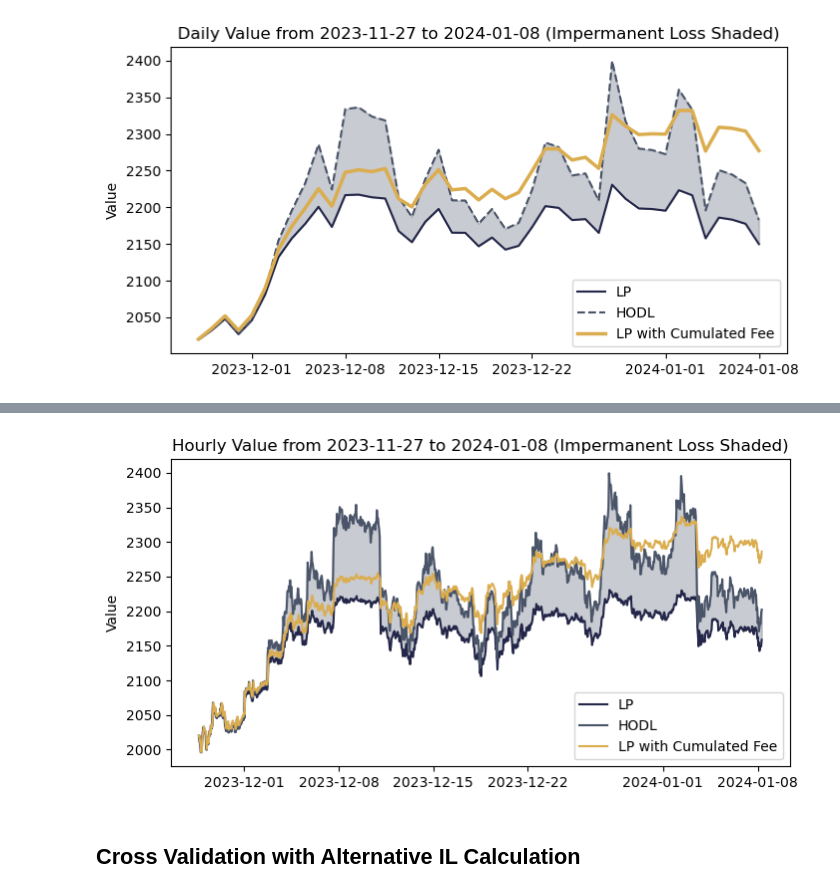
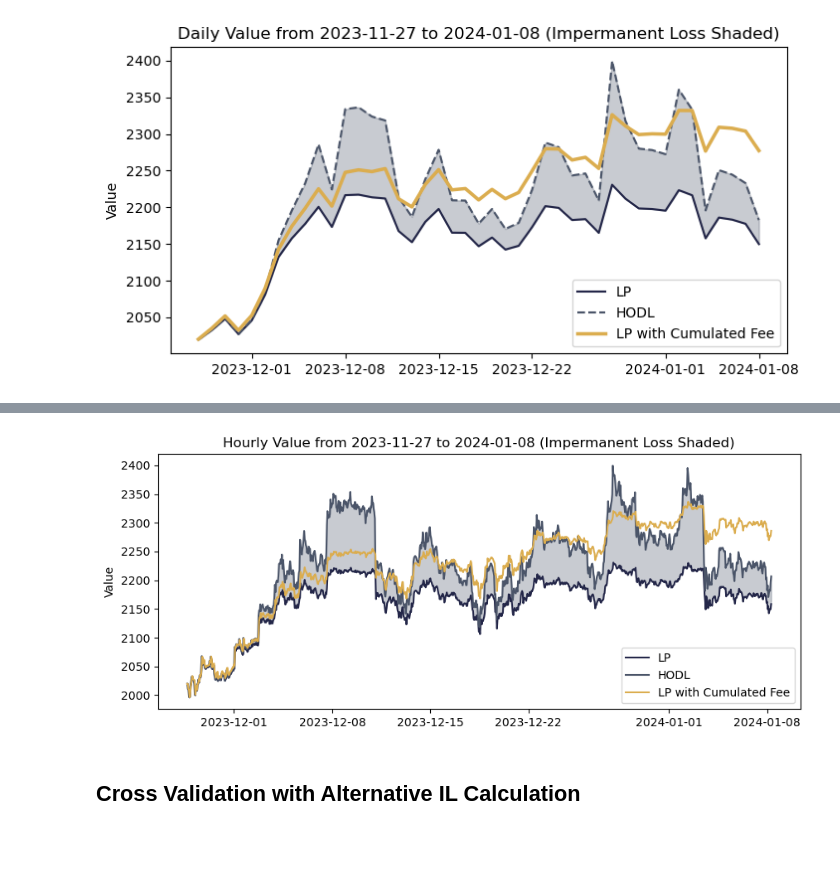
Before and after one commit to jiaxiang-cheng/definer, a Jupyter notebook: 3.1 Back-testing No Hedge.ipynb, the cells around one changed output, grey strips where cells are left out. Saved outputs shown, nothing was run; the diff lists cells and outputs as text; code cells hidden in the pictures; blank space fills up the shorter version.

Commit message:
refine visualization

```diff
--- a/3.1 Back-testing No Hedge.ipynb
+++ b/3.1 Back-testing No Hedge.ipynb
@@ -530,23 +531,23 @@ See the caveats in the documentation: https://pandas.pydata.org/pandas-docs/stab
 1000 rows × 12 columns
 # %%
-_ = plt.figure(figsize=(8,4))
+_ = plt.figure(figsize=(10,4))
 ax = sns.lineplot(data=final3, x='date', y='amountVlast', label='LP', color='#242749')
 sns.lineplot(data=final3, x='date', y='HODL', label='HODL', color='#4B5569')
 sns.lineplot(x=final3.date, y=final3.amountVlast + final3.feecumsum, label='LP with Cumulated Fee', color='#DBAD4F')
 
 ax.fill_between(final3.date, list(final3.amountV), list(final3.HODL), color='#4B5569', alpha=0.3)
 
 plt.rcParams.update({'font.sans-serif':'DejaVu Sans'})
 
 plt.title('Hourly Value from {} to {} (Impermanent Loss Shaded)'.format(
     datetime.utcfromtimestamp(dpd.periodStartUnix.min()).strftime('%Y-%m-%d'),
     datetime.utcfromtimestamp(dpd.periodStartUnix.max()).strftime('%Y-%m-%d')))
 plt.ylabel('Value')
 plt.xlabel(None)
 # plt.savefig('./img/IL_hedge.png', dpi=500, bbox_inches='tight', transparent=True)
 plt.show()
 # %% [output]
-[figure, old version]
+[figure, new version]
 # %% [markdown]
 ## Cross Validation with Alternative IL Calculation
 # %%
```
Also changed, not shown: parts of 10 cells of this notebook.
